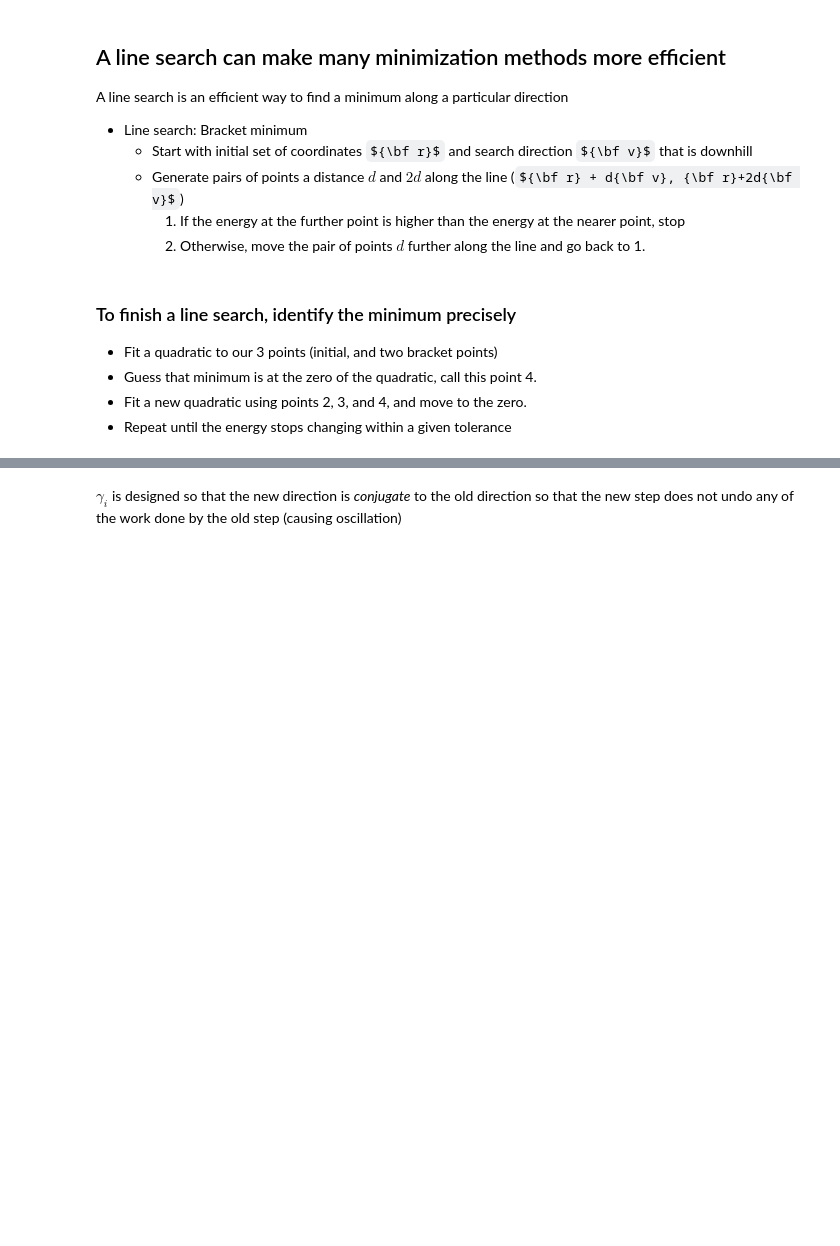
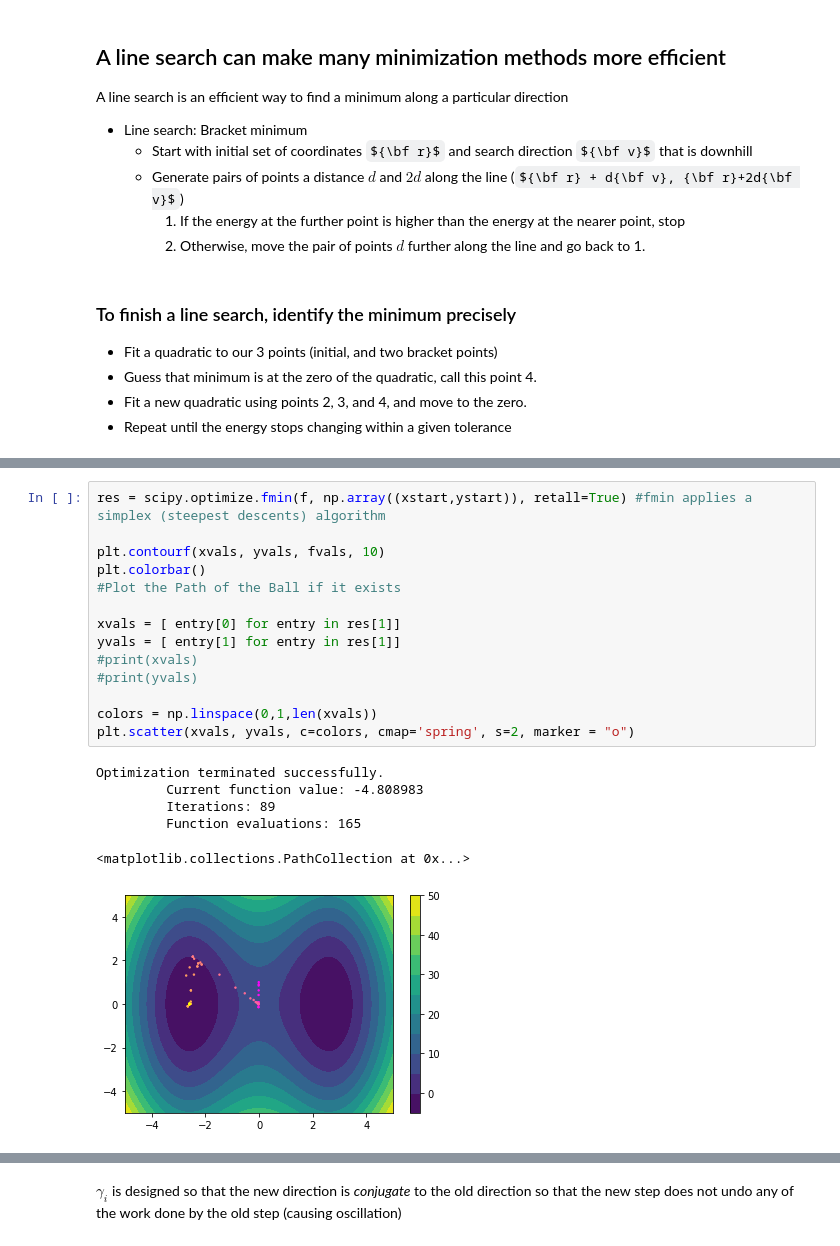
Before and after one commit to MobleyLab/drug-computing, a Jupyter notebook: uci-pharmsci/lectures/energy_minimization/energy_minimization.ipynb, the cells around one changed output, grey strips where cells are left out. Cells and saved outputs as stored; diff of their text form; some formulas as TeX source; blank space fills up the shorter version.

```diff
--- a/uci-pharmsci/lectures/energy_minimization/energy_minimization.ipynb
+++ b/uci-pharmsci/lectures/energy_minimization/energy_minimization.ipynb
@@ -226,0 +323,21 @@ A line search is an efficient way to find a minimum along a particular direction
+# %%
+res = scipy.optimize.fmin(f, np.array((xstart,ystart)), retall=True) #fmin applies a simplex (steepest descents) algorithm
+
+plt.contourf(xvals, yvals, fvals, 10)
+plt.colorbar()
+#Plot the Path of the Ball if it exists
+
+xvals = [ entry[0] for entry in res[1]]
+yvals = [ entry[1] for entry in res[1]]
+#print(xvals)
+#print(yvals)
+
+colors = np.linspace(0,1,len(xvals))
+plt.scatter(xvals, yvals, c=colors, cmap='spring', s=2, marker = "o")
+# %% [output]
+Optimization terminated successfully.
+         Current function value: -4.808983
+         Iterations: 89
+         Function evaluations: 165
+<matplotlib.collections.PathCollection at 0x...>
+[figure, added]
```
Also changed, not shown: parts of 11 cells of this notebook, 2 other files.
